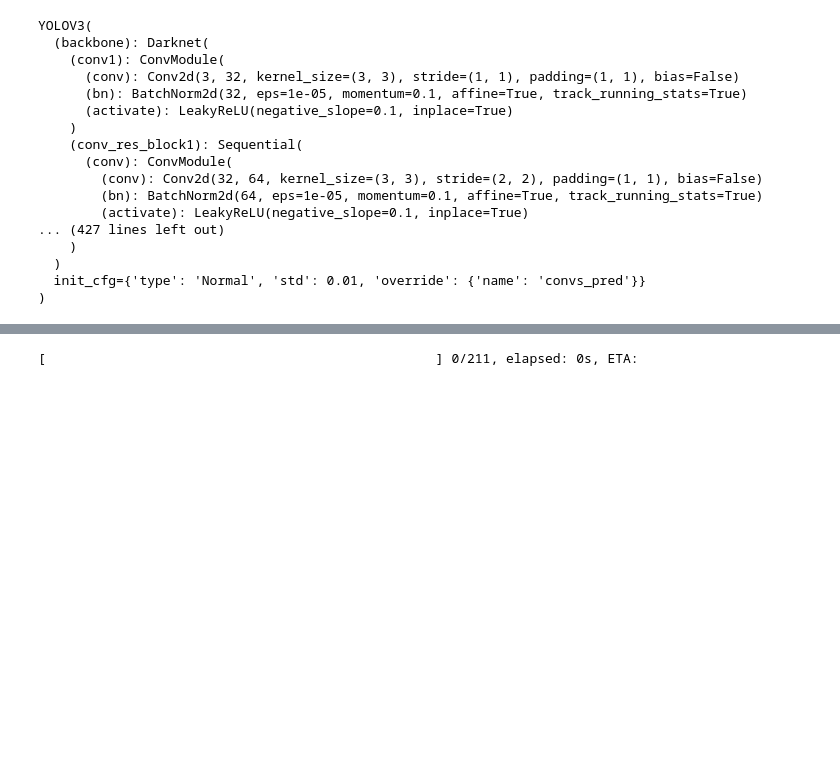
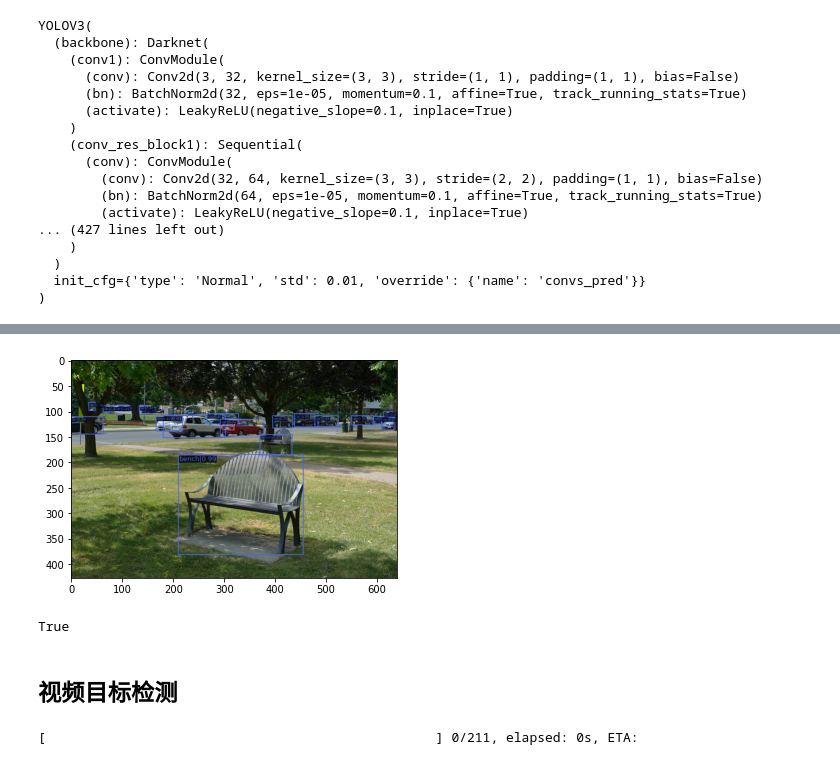
Before and after one commit to liuxr98/mmdetection, a Jupyter notebook: mmdetection-runtion.ipynb, the cells around one changed output, grey strips where cells are left out. Drawn from its saved outputs; the diff is of its cells as text; code cells hidden in the pictures; blank space fills up the shorter version.

```diff
--- a/mmdetection-runtion.ipynb
+++ b/mmdetection-runtion.ipynb
@@ -163,0 +184,2 @@ YOLOV3(
+# %%
+img = cv2.imread("demo/demo.jpg", 1)
@@ -164,3 +190,19 @@ YOLOV3(
+# %%
+result = inference_detector(model, img)
+ans = model.show_result(img, result, score_thr=0.3)
+# %%
+%matplotlib inline
+
+plt.imshow(ans[:,:, ::-1]) # transfer to rgb
+plt.show()
+# %% [output]
+[figure, added]
+# %%
+cv2.imwrite('demo/result.jpg', ans)
+# %% [output]
+True
+# %% [markdown]
+## 视频目标检测
 # %%
 import cv2
 
```
Also changed, not shown: parts of 7 cells of this notebook, 10 other files.
